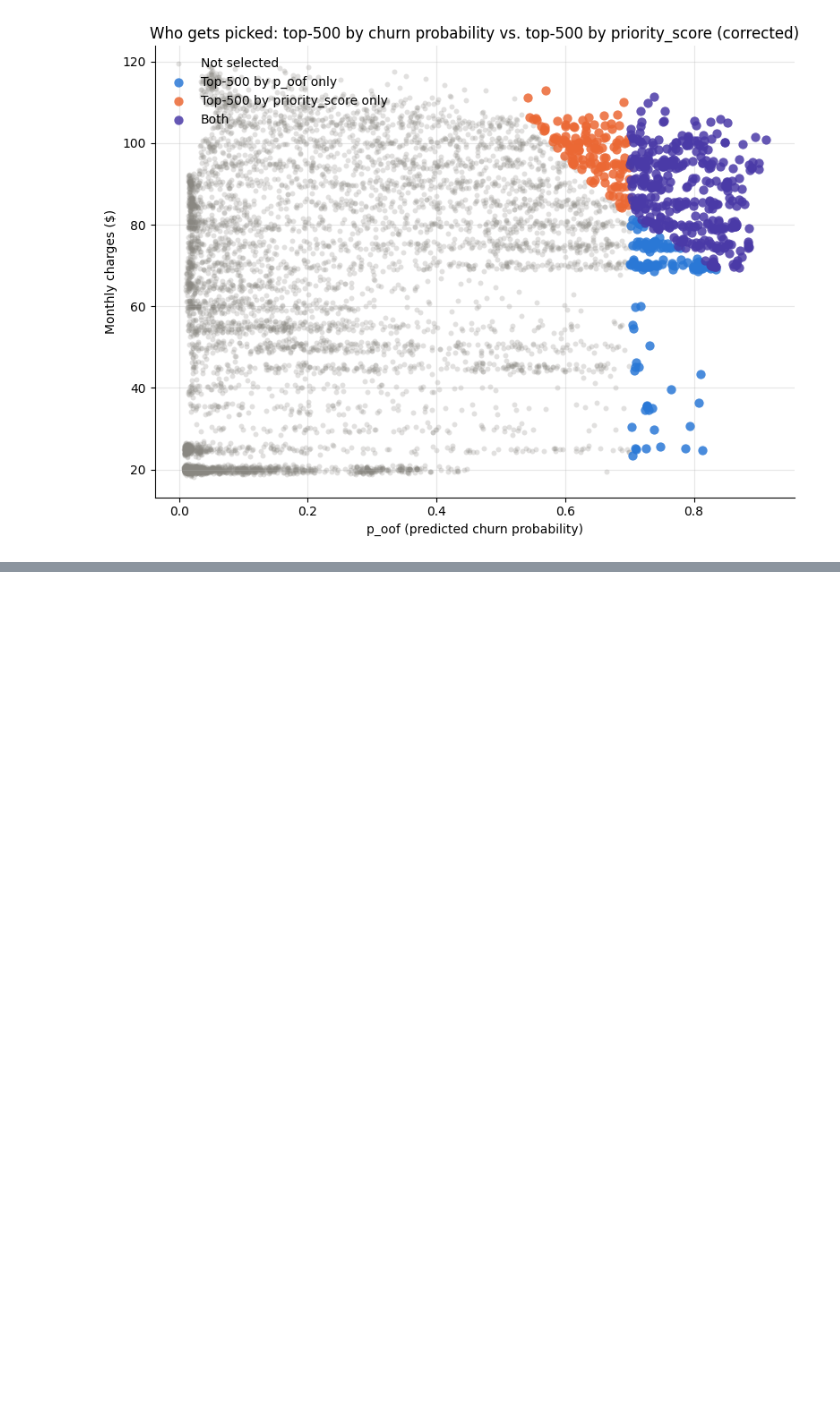
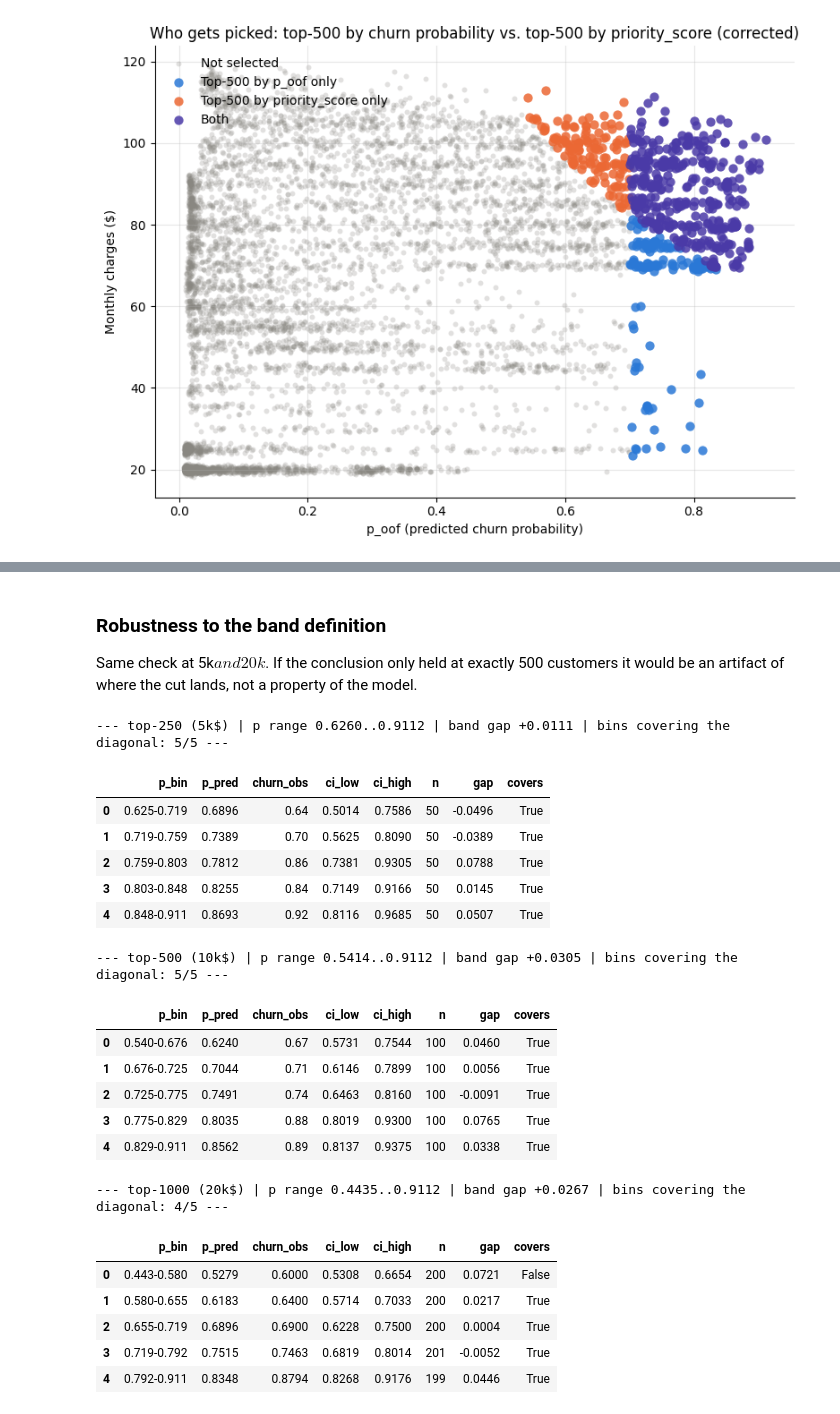
Before and after one commit to Pablomarttinn/Churn-retention-optimizer, a Jupyter notebook: notebooks/calibration_clv.ipynb, the cells around one changed output, grey strips where cells are left out. Saved outputs shown, nothing was run; the diff lists cells and outputs as text; code cells hidden in the pictures; blank space fills up the shorter version.

```diff
--- a/notebooks/calibration_clv.ipynb
+++ b/notebooks/calibration_clv.ipynb
@@ -410,0 +528,39 @@ plt.show()
+# %% [markdown]
+### Robustness to the band definition
+
+Same check at 5k$ and 20k$. If the conclusion only held at exactly 500 customers
+it would be an artifact of where the cut lands, not a property of the model.
+# %%
+tables = {}
+
+for k in (250, 500, 1000):
+    idx = rank[:k]
+    t = calibration_table(p_all[idx], y_all[idx])
+    tables[k] = t
+    print(f'--- top-{k} ({BUDGETS[k]}) | p range '
+          f'{p_all[idx].min():.4f}..{p_all[idx].max():.4f} | band gap '
+          f'{y_all[idx].mean() - p_all[idx].mean():+.4f} | bins covering the '
+          f'diagonal: {int(t["covers"].sum())}/{len(t)} ---')
+    display(t.round(4))
+# %% [output]
+--- top-250 (5k$) | p range 0.6260..0.9112 | band gap +0.0111 | bins covering the diagonal: 5/5 ---
+|  | p_bin | p_pred | churn_obs | ci_low | ci_high | n | gap | covers |
+| 0 | 0.625-0.719 | 0.6896 | 0.64 | 0.5014 | 0.7586 | 50 | -0.0496 | True |
+| 1 | 0.719-0.759 | 0.7389 | 0.70 | 0.5625 | 0.8090 | 50 | -0.0389 | True |
+| 2 | 0.759-0.803 | 0.7812 | 0.86 | 0.7381 | 0.9305 | 50 | 0.0788 | True |
+| 3 | 0.803-0.848 | 0.8255 | 0.84 | 0.7149 | 0.9166 | 50 | 0.0145 | True |
+| 4 | 0.848-0.911 | 0.8693 | 0.92 | 0.8116 | 0.9685 | 50 | 0.0507 | True |
+--- top-500 (10k$) | p range 0.5414..0.9112 | band gap +0.0305 | bins covering the diagonal: 5/5 ---
+|  | p_bin | p_pred | churn_obs | ci_low | ci_high | n | gap | covers |
+| 0 | 0.540-0.676 | 0.6240 | 0.67 | 0.5731 | 0.7544 | 100 | 0.0460 | True |
+| 1 | 0.676-0.725 | 0.7044 | 0.71 | 0.6146 | 0.7899 | 100 | 0.0056 | True |
+| 2 | 0.725-0.775 | 0.7491 | 0.74 | 0.6463 | 0.8160 | 100 | -0.0091 | True |
+| 3 | 0.775-0.829 | 0.8035 | 0.88 | 0.8019 | 0.9300 | 100 | 0.0765 | True |
+| 4 | 0.829-0.911 | 0.8562 | 0.89 | 0.8137 | 0.9375 | 100 | 0.0338 | True |
+--- top-1000 (20k$) | p range 0.4435..0.9112 | band gap +0.0267 | bins covering the diagonal: 4/5 ---
+|  | p_bin | p_pred | churn_obs | ci_low | ci_high | n | gap | covers |
+| 0 | 0.443-0.580 | 0.5279 | 0.6000 | 0.5308 | 0.6654 | 200 | 0.0721 | False |
+| 1 | 0.580-0.655 | 0.6183 | 0.6400 | 0.5714 | 0.7033 | 200 | 0.0217 | True |
+| 2 | 0.655-0.719 | 0.6896 | 0.6900 | 0.6228 | 0.7500 | 200 | 0.0004 | True |
+| 3 | 0.719-0.792 | 0.7515 | 0.7463 | 0.6819 | 0.8014 | 201 | -0.0052 | True |
+| 4 | 0.792-0.911 | 0.8348 | 0.8794 | 0.8268 | 0.9176 | 199 | 0.0446 | True |
```
Also changed, not shown: parts of 9 cells of this notebook, 8 other files.
